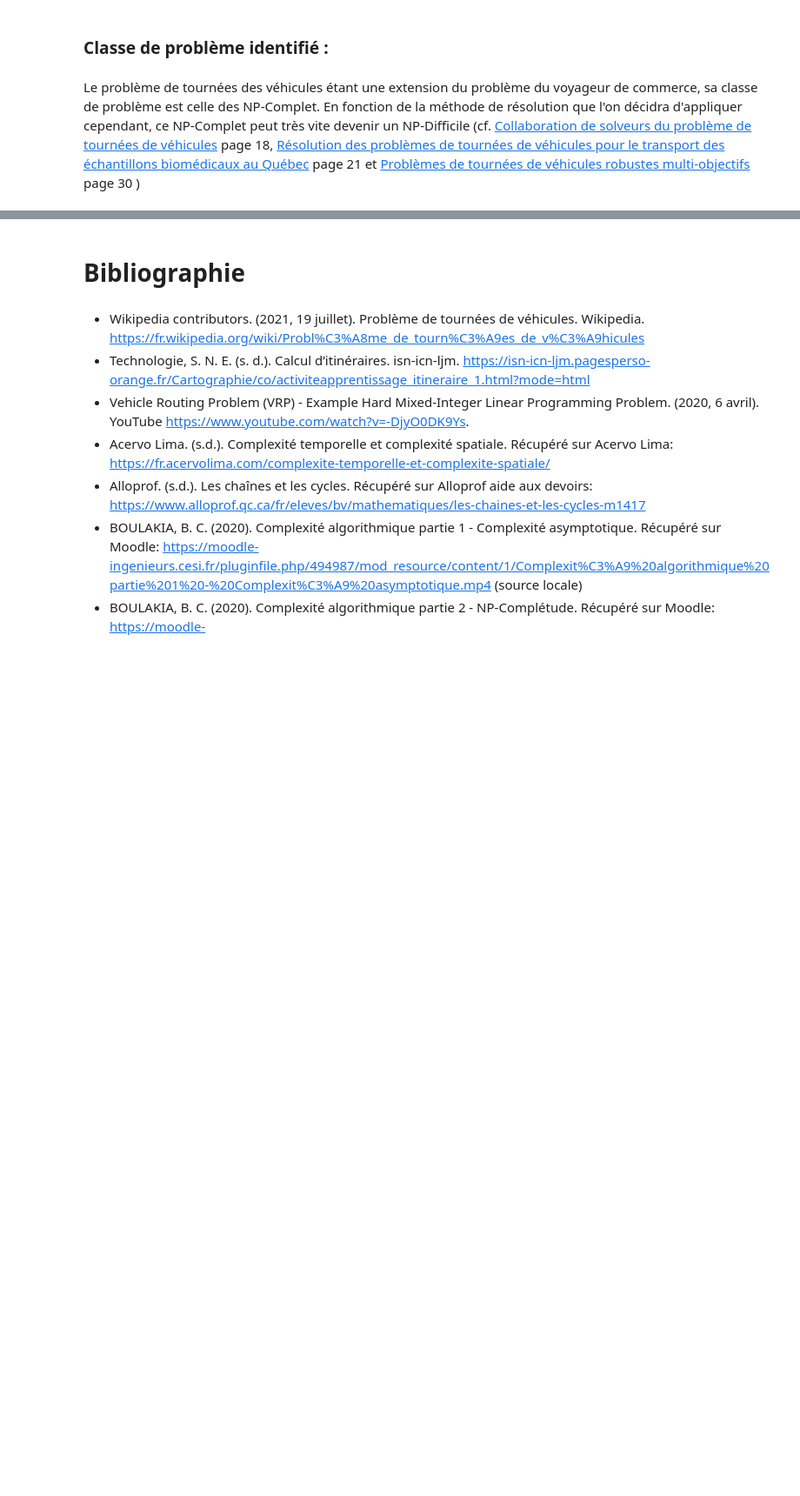
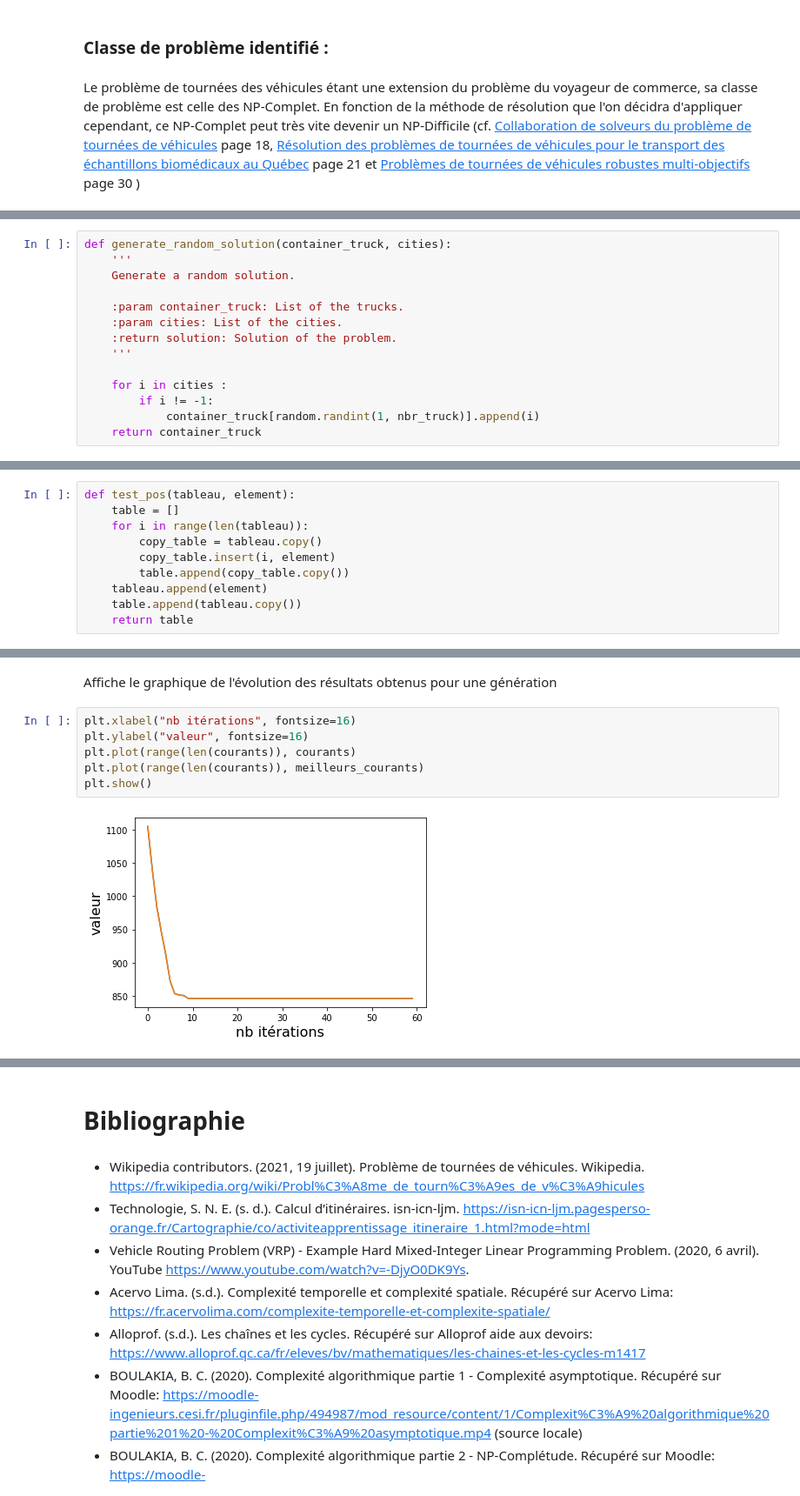
Before and after one commit to xMimilou/advanced_algorithm, a Jupyter notebook: Livrable 1 - Modélisation.ipynb, the cells around one changed output, grey strips where cells are left out. Shown at 87% size. Cells and saved outputs as stored; diff of their text form; blank space fills up the shorter version.

```diff
--- a/Livrable 1 - Modélisation.ipynb
+++ b/Livrable 1 - Modélisation.ipynb
@@ -109,0 +176,14 @@ Plusieurs pistes ont été identifiées pour pouvoir permettre une résolution
+# %%
+def generate_random_solution(container_truck, cities):
+    '''
+    Generate a random solution.
+
+    :param container_truck: List of the trucks.
+    :param cities: List of the cities.
+    :return solution: Solution of the problem.
+    '''
+
+    for i in cities :
+        if i != -1:
+            container_truck[random.randint(1, nbr_truck)].append(i)
+    return container_truck
@@ -109,0 +253,10 @@ Plusieurs pistes ont été identifiées pour pouvoir permettre une résolution
+# %%
+def test_pos(tableau, element):
+    table = []
+    for i in range(len(tableau)):
+        copy_table = tableau.copy()
+        copy_table.insert(i, element)
+        table.append(copy_table.copy())
+    tableau.append(element)
+    table.append(tableau.copy())
+    return table
@@ -109,0 +430,10 @@ Plusieurs pistes ont été identifiées pour pouvoir permettre une résolution
+# %% [markdown]
+Affiche le graphique de l'évolution des résultats obtenus pour une génération
+# %%
+plt.xlabel("nb itérations", fontsize=16)
+plt.ylabel("valeur", fontsize=16)
+plt.plot(range(len(courants)), courants)
+plt.plot(range(len(courants)), meilleurs_courants)
+plt.show()
+# %% [output]
+[figure, added]
```
Also changed, not shown: parts of 24 cells of this notebook.
